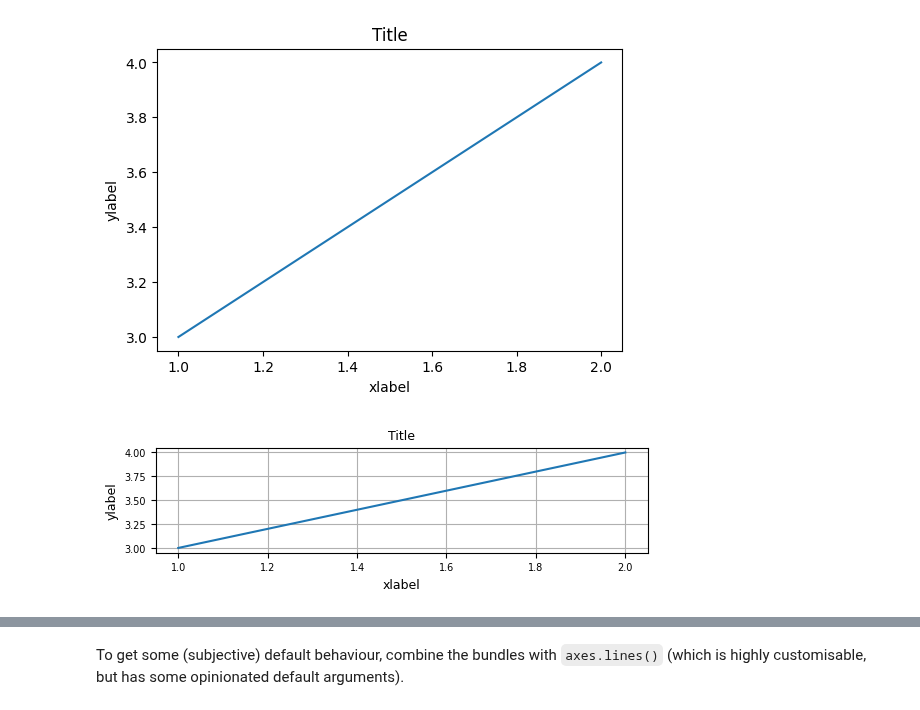
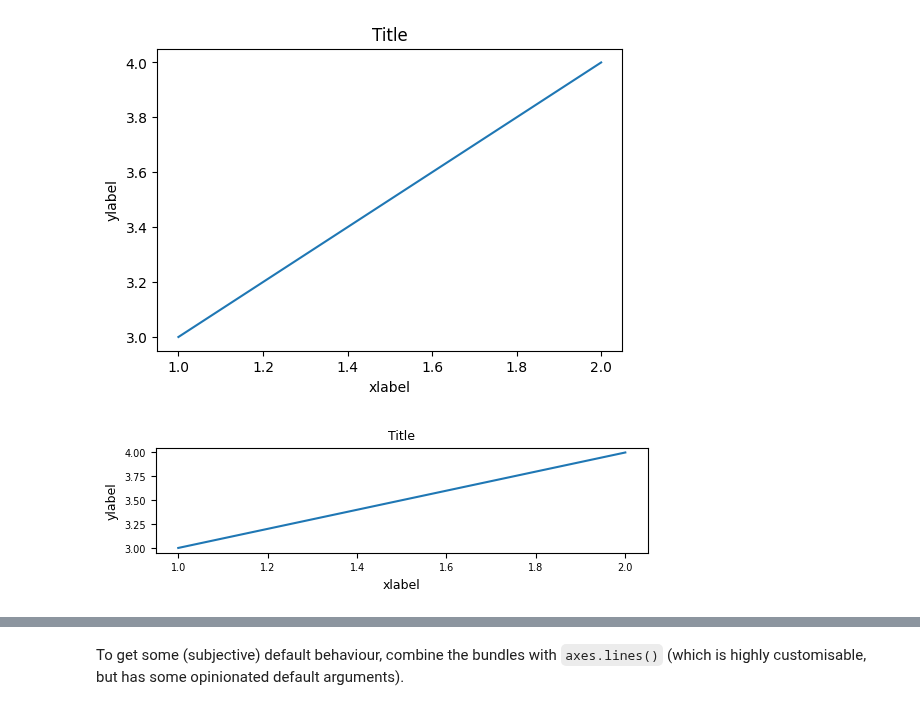
Before and after one commit to pnkraemer/tueplots, a Jupyter notebook: examples/bundles.ipynb, the cells around one changed output, grey strips where cells are left out. Cells and saved outputs as stored; diff of their text form; code cells hidden in the pictures.

```diff
--- a/examples/bundles.ipynb
+++ b/examples/bundles.ipynb
@@ -34,13 +34,12 @@ plt.show()
 # %% [output]
 [figure]
 # %%
-with plt.rc_context({**bundles.neurips2021()}):
+with plt.rc_context(bundles.neurips2021()):
     fig, ax = plt.subplots(dpi=100)
     ax.plot([1.0, 2.0], [3.0, 4.0])
     ax.set_title("Title")
     ax.set_xlabel("xlabel")
     ax.set_ylabel("ylabel")
-    plt.grid()
     plt.show()
 # %% [output]
-[figure, old version]
+[figure, new version]
```
Also changed, not shown: parts of 6 cells of this notebook.
